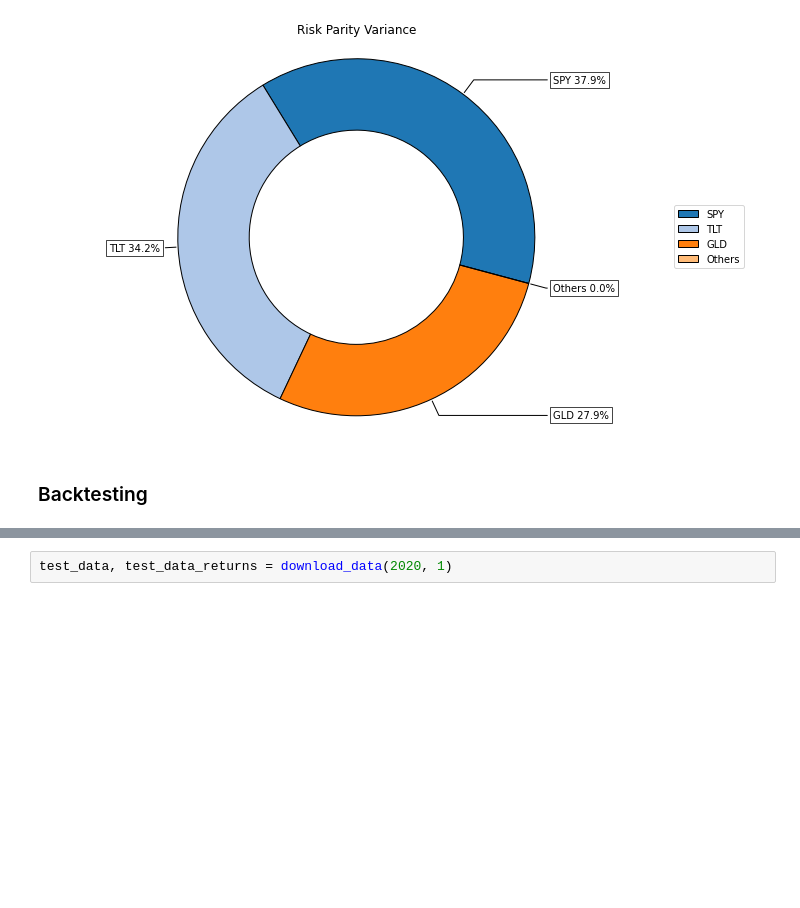
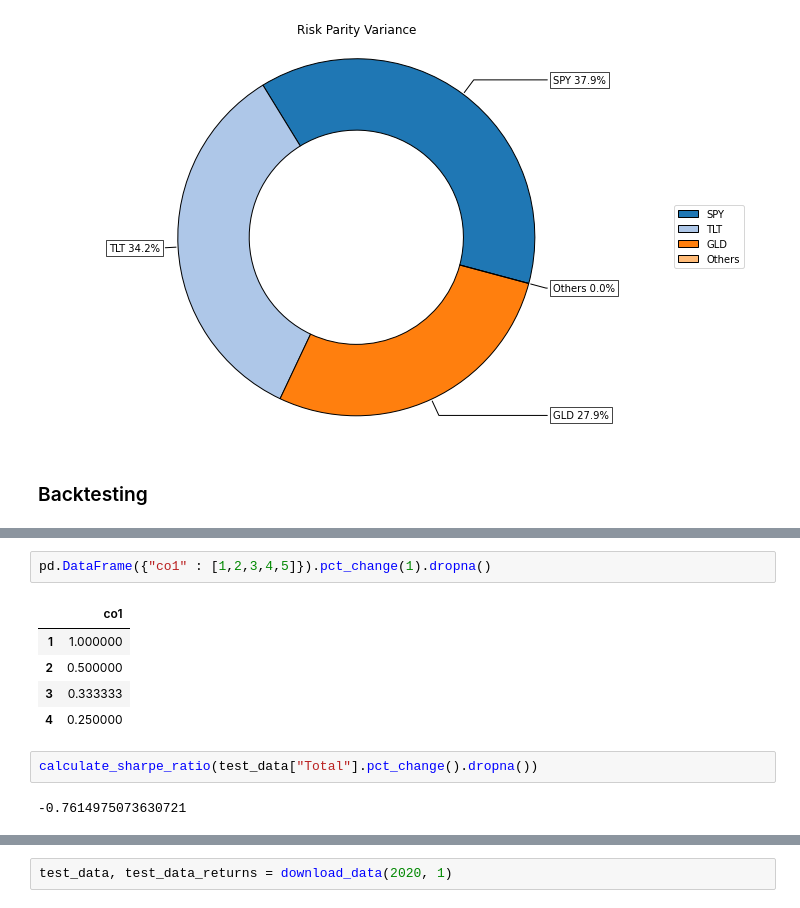
Before and after one commit to Zourunzhong/Quant_Exploration, a Jupyter notebook: Risk parity Portfolio.ipynb, the cells around one changed output, grey strips where cells are left out. Drawn from its saved outputs; the diff is of its cells as text; blank space fills up the shorter version.

```diff
--- a/Risk parity Portfolio.ipynb
+++ b/Risk parity Portfolio.ipynb
@@ -162 +165,13 @@ def calculate_sharpe_ratio(returns):
+# %%
+pd.DataFrame({"co1" : [1,2,3,4,5]}).pct_change(1).dropna()
+# %% [output]
+|  | co1 |
+| 1 | 1.000000 |
+| 2 | 0.500000 |
+| 3 | 0.333333 |
+| 4 | 0.250000 |
+# %%
+calculate_sharpe_ratio(test_data["Total"].pct_change().dropna())
+# %% [output]
+-0.7614975073630721
 # %%
```
Also changed, not shown: parts of 7 cells of this notebook.
